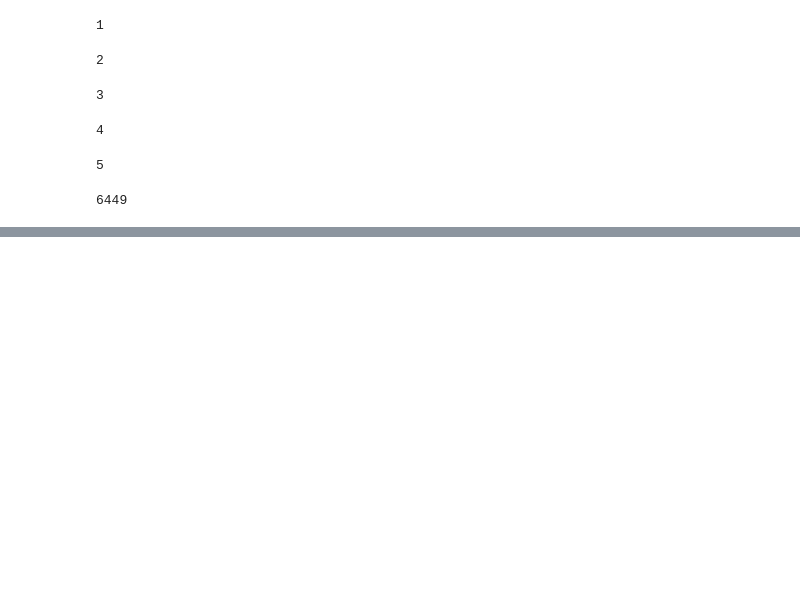
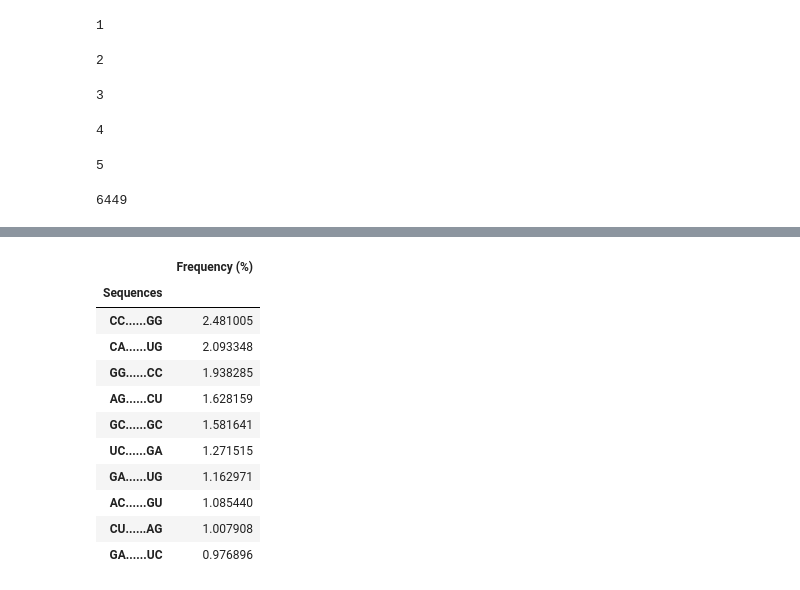
Before and after one commit to kangjunseo/Bioinformatics, a Jupyter notebook: QBioLab_Internship/Mission4.ipynb, the cells around one changed output, grey strips where cells are left out. Cells and saved outputs as stored; diff of their text form; code cells hidden in the pictures; blank space fills up the shorter version.

```diff
--- a/QBioLab_Internship/Mission4.ipynb
+++ b/QBioLab_Internship/Mission4.ipynb
@@ -439,0 +480,26 @@ with open('35L33G2.fa','w') as outfile:
+# %%
+flank_list = []
+for ref, pos in pos_map2:
+    refseq = trans_dict[ref] if ref.startswith("EN") else gene_dict[ref]
+    pos = int(pos)
+    target = refseq[pos-4:pos-2]+"......"+refseq[pos+4:pos+6]
+    target = target.replace('T','U')
+    flank_list.append(target)
+
+flank_df = pd.DataFrame(flank_list)
+flank_df.columns = ['Sequences']
+flank_df['Frequency (%)'] = 1/6449*100
+flank_df.groupby(by=['Sequences']).sum().sort_values(by=['Frequency (%)'], ascending=False).head(10)
+# %% [output]
+|  | Frequency (%) |
+| Sequences |  |
+| CC......GG | 2.481005 |
+| CA......UG | 2.093348 |
+| GG......CC | 1.938285 |
+| AG......CU | 1.628159 |
+| GC......GC | 1.581641 |
+| UC......GA | 1.271515 |
+| GA......UG | 1.162971 |
+| AC......GU | 1.085440 |
+| CU......AG | 1.007908 |
+| GA......UC | 0.976896 |
```
Also changed, not shown: parts of 7 cells of this notebook.
